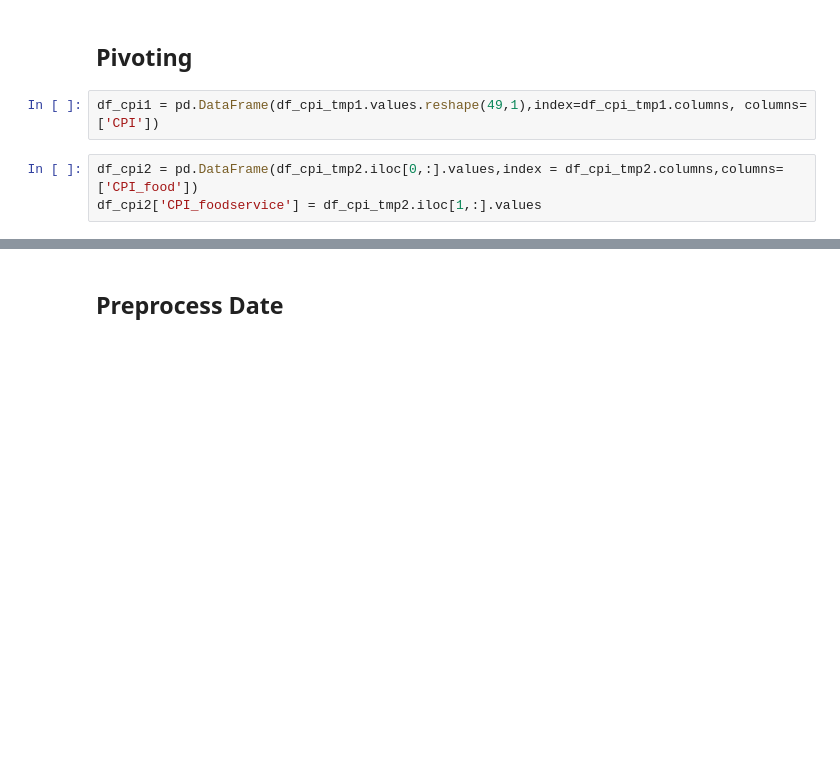
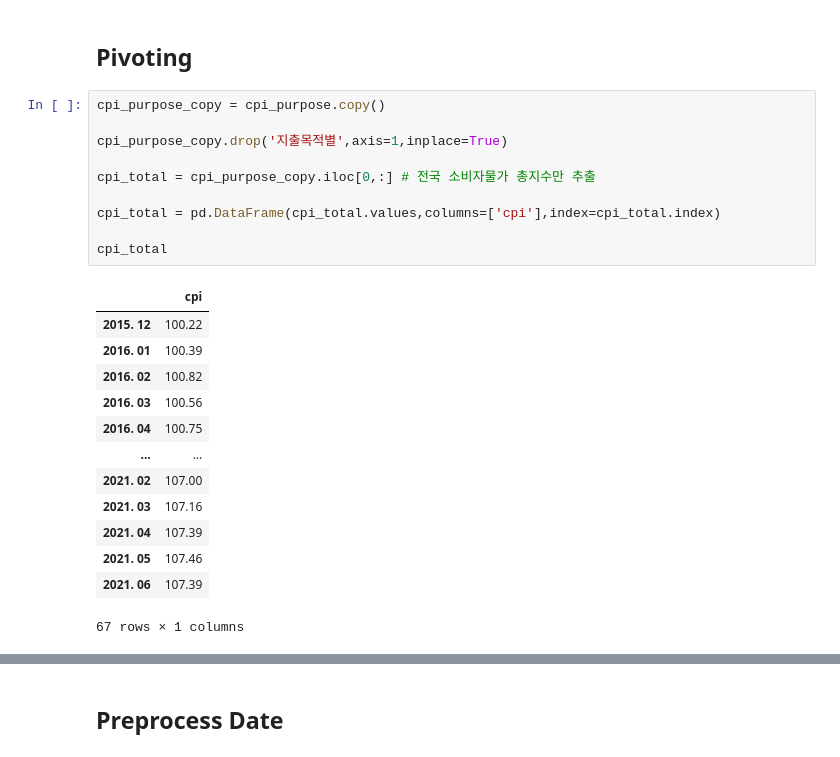
Before and after one commit to Yeony54/Project_Seafood_Import_Price_Prediction, a Jupyter notebook: Final_Preprocessing.ipynb, the cells around one changed output, grey strips where cells are left out. Drawn from its saved outputs; the diff is of its cells as text; blank space fills up the shorter version.

```diff
--- a/Final_Preprocessing.ipynb
+++ b/Final_Preprocessing.ipynb
@@ -280,7 +312,26 @@ df_cpi_tmp2 = df_cpi_tmp2.iloc[[2,4],:].drop(columns=['시도별'],axis=1)  #
 # %% [markdown]
 ## Pivoting
-# %%
-df_cpi1 = pd.DataFrame(df_cpi_tmp1.values.reshape(49,1),index=df_cpi_tmp1.columns, columns=['CPI'])
-# %%
-df_cpi2 = pd.DataFrame(df_cpi_tmp2.iloc[0,:].values,index = df_cpi_tmp2.columns,columns=['CPI_food'])
-df_cpi2['CPI_foodservice'] = df_cpi_tmp2.iloc[1,:].values
+# %%
+cpi_purpose_copy = cpi_purpose.copy()
+
+cpi_purpose_copy.drop('지출목적별',axis=1,inplace=True)
+
+cpi_total = cpi_purpose_copy.iloc[0,:] # 전국 소비자물가 총지수만 추출
+
+cpi_total = pd.DataFrame(cpi_total.values,columns=['cpi'],index=cpi_total.index)
+
+cpi_total
+# %% [output]
+|  | cpi |
+| 2015. 12 | 100.22 |
+| 2016. 01 | 100.39 |
+| 2016. 02 | 100.82 |
+| 2016. 03 | 100.56 |
+| 2016. 04 | 100.75 |
+| ... | ... |
+| 2021. 02 | 107.00 |
+| 2021. 03 | 107.16 |
+| 2021. 04 | 107.39 |
+| 2021. 05 | 107.46 |
+| 2021. 06 | 107.39 |
+67 rows × 1 columns
```
Also changed, not shown: parts of 16 cells of this notebook.
